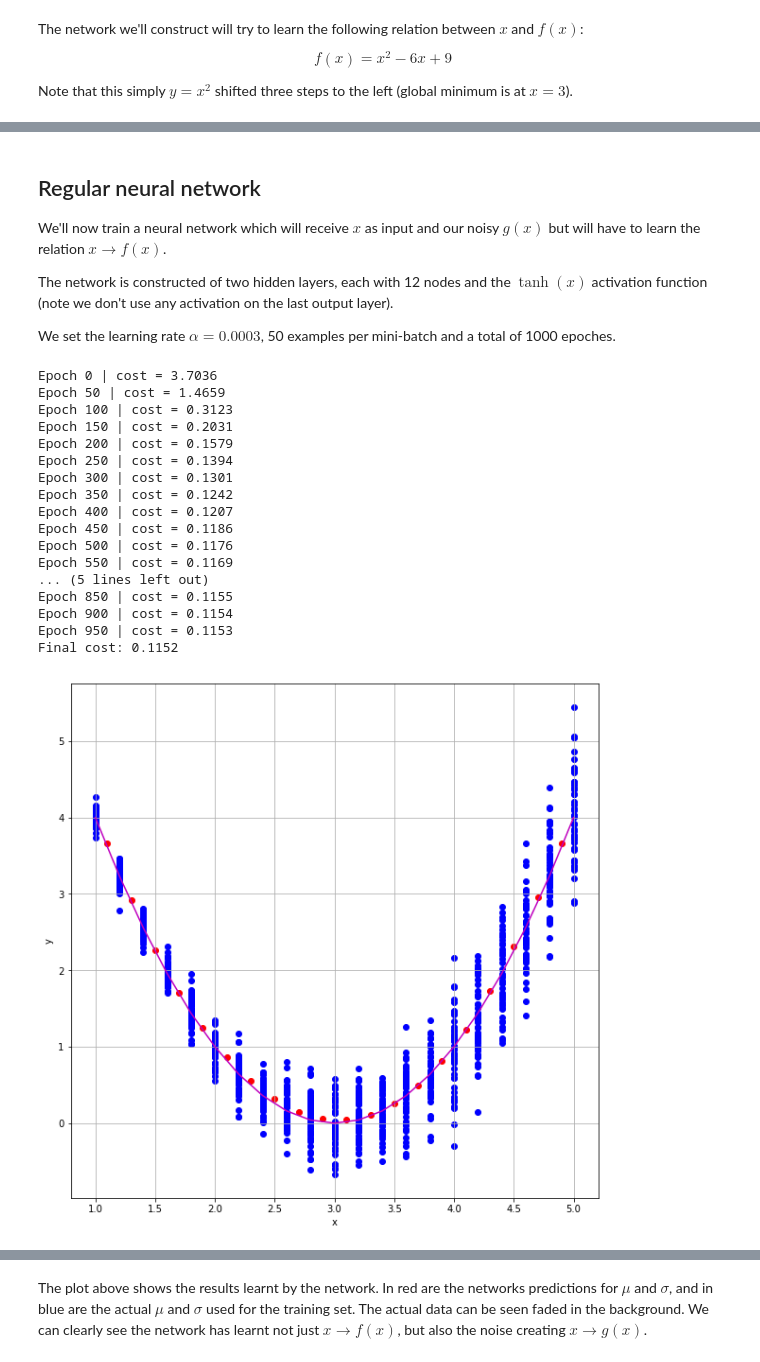
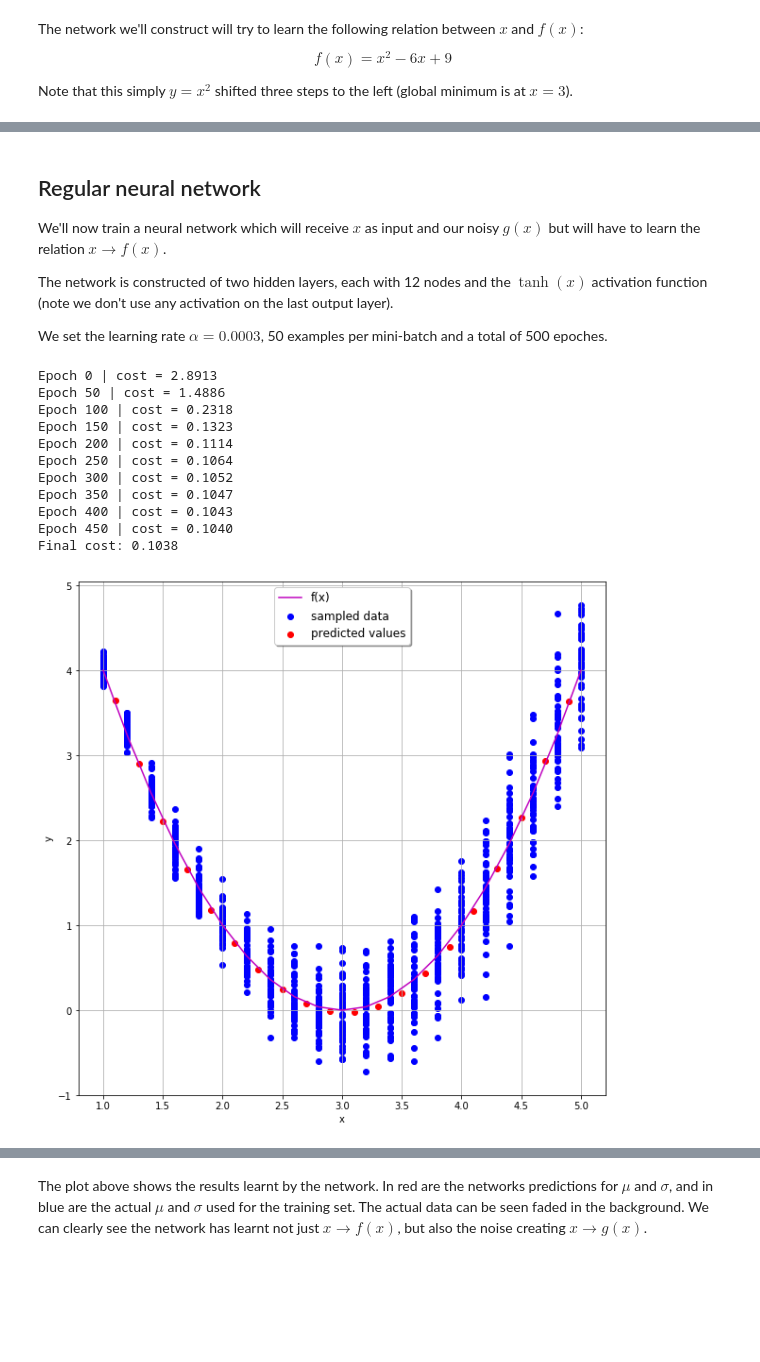
Before and after one commit to shakedzy/notebooks, a Jupyter notebook: mdn/mdn.ipynb, the cells around one changed output, grey strips where cells are left out. Cells and saved outputs as stored; diff of their text form; code cells hidden in the pictures; blank space fills up the shorter version.

```diff
--- a/mdn/mdn.ipynb
+++ b/mdn/mdn.ipynb
@@ -62,10 +65,9 @@ We'll now train a neural network which will receive $x$ as input and our noisy $
 
 The network is constructed of two hidden layers, each with 12 nodes and the $\tanh(x)$ activation function (note we don't use any activation on the last output layer).
 
-We set the learning rate $\alpha=0.0003$, 50 examples per mini-batch and a total of 1000 epoches.
+We set the learning rate $\alpha=0.0003$, 50 examples per mini-batch and a total of 500 epoches.
 # %%
-hidden_layers_size = [12,12,12]
-epochs = 1000
+epochs = 500
 batch_size = 50
 learning_rate = 0.0003
 display_step = 50
@@ -74,60 +76,53 @@ batch_num = int(len(x_arr) / batch_size)
 tf.reset_default_graph()
 x = tf.placeholder(name='x',shape=(None,1),dtype=tf.float32)
 y = tf.placeholder(name='y',shape=(None,1),dtype=tf.float32)
 
 layer = x
-for l in hidden_layers_size:
-    layer = tf.layers.dense(inputs=layer, units=l, activation=tf.nn.tanh,
-                            kernel_initializer=tf.contrib.layers.xavier_initializer())
-output = tf.layers.dense(inputs=layer, units=1,
-                         kernel_initializer=tf.contrib.layers.xavier_initializer())
+for _ in range(3):
+    layer = tf.layers.dense(inputs=layer, units=12, activation=tf.nn.tanh)
+output = tf.layers.dense(inputs=layer, units=1)
 
 cost = tf.reduce_mean(tf.losses.mean_squared_error(labels=y,predictions=output))
 
 optimizer = tf.train.AdamOptimizer(learning_rate).minimize(cost)
 x_batches = np.array_split(x_arr, batch_num)
 y_batches = np.array_split(y_arr, batch_num)
 with tf.Session() as sess:
     sess.run(tf.global_variables_initializer())
     for epoch in range(epochs):
         avg_cost = 0
         for i in range(batch_num):
             x_batch = np.expand_dims(x_batches[i],axis=1)
             y_batch = np.expand_dims(y_batches[i],axis=1)
             _, c = sess.run([optimizer,cost], feed_dict={x:x_batch, y:y_batch})
             avg_cost += c/batch_num
         if epoch % display_step == 0:
             print('Epoch {0} | cost = {1:.4f}'.format(epoch,avg_cost))
     y_pred = sess.run(output,feed_dict={x:np.expand_dims(x_test,axis=1)})
     print('Final cost: {0:.4f}'.format(avg_cost))
 
-plt.figure(figsize=(10,10))
+fig, ax = plt.subplots(figsize=(10,10))
 plt.grid(True)
 plt.xlabel('x')
 plt.ylabel('y')
-plt.scatter(x_arr,y_arr,c='b')
-plt.scatter(x_test,y_pred,c='r')
-plt.plot(x_vals,map(f,x_vals),c='m')
+ax.scatter(x_arr,y_arr,c='b',label='sampled data')
+ax.scatter(x_test,y_pred,c='r',label='predicted values')
+ax.plot(x_vals,map(f,x_vals),c='m',label='f(x)')
+ax.legend(loc='upper center',fontsize='large',shadow=True)
 plt.show()
 # %% [output]
-Epoch 0 | cost = 3.7036
-Epoch 50 | cost = 1.4659
-Epoch 100 | cost = 0.3123
-Epoch 150 | cost = 0.2031
-Epoch 200 | cost = 0.1579
-Epoch 250 | cost = 0.1394
-Epoch 300 | cost = 0.1301
-Epoch 350 | cost = 0.1242
-Epoch 400 | cost = 0.1207
-Epoch 450 | cost = 0.1186
-Epoch 500 | cost = 0.1176
-Epoch 550 | cost = 0.1169
-... (5 lines left out)
-Epoch 850 | cost = 0.1155
-Epoch 900 | cost = 0.1154
-Epoch 950 | cost = 0.1153
-Final cost: 0.1152
+Epoch 0 | cost = 2.8913
+Epoch 50 | cost = 1.4886
+Epoch 100 | cost = 0.2318
+Epoch 150 | cost = 0.1323
+Epoch 200 | cost = 0.1114
+Epoch 250 | cost = 0.1064
+Epoch 300 | cost = 0.1052
+Epoch 350 | cost = 0.1047
+Epoch 400 | cost = 0.1043
+Epoch 450 | cost = 0.1040
+Final cost: 0.1038
-[figure, old version]
+[figure, new version]
 # %% [markdown]
 It seems to be doing quite good in predicting $f(x)$, but we can clearly see that the network learnt nothing about the size of the noise.
 
```
Also changed, not shown: parts of 7 cells of this notebook, 1 other file.
